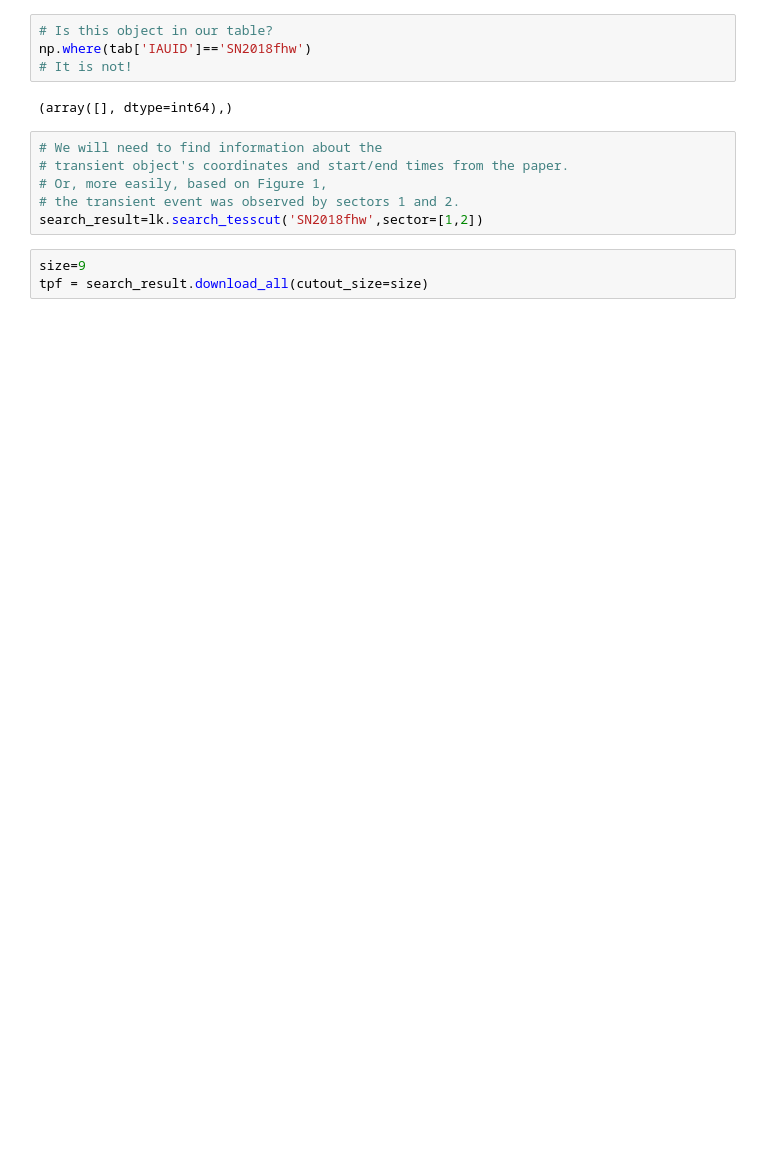
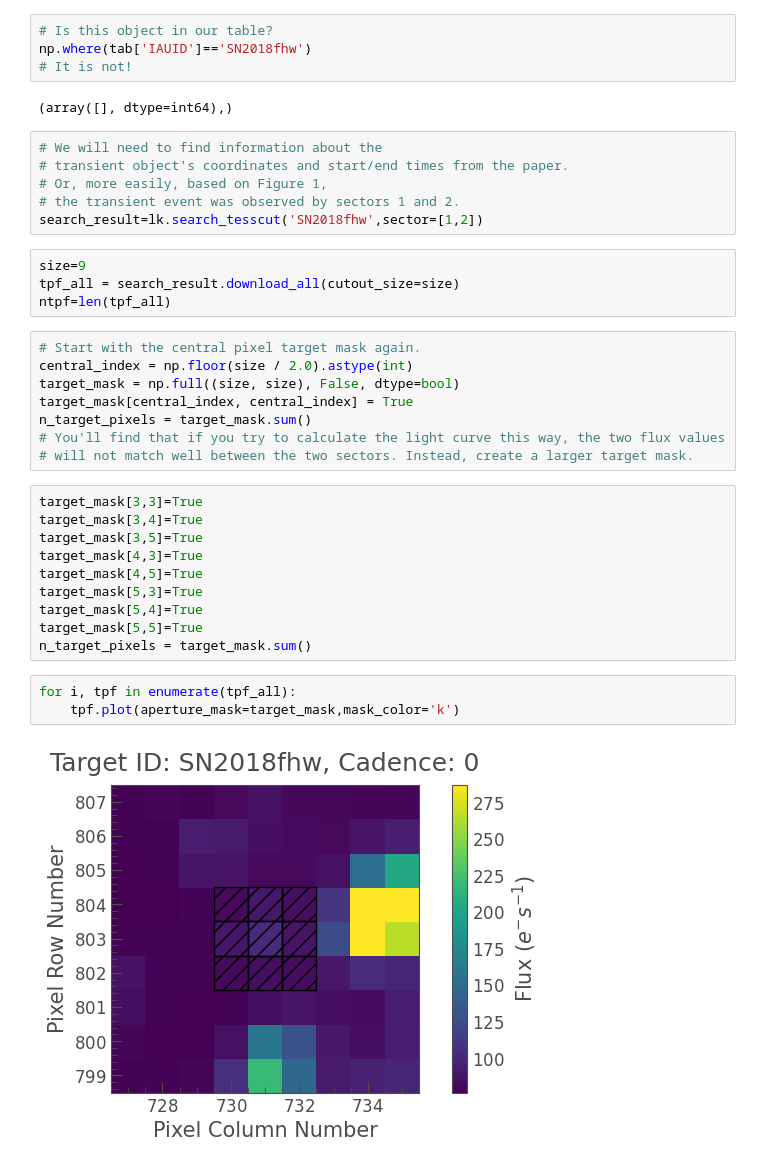
Before and after one commit to spacetelescope/project-tikebook, a Jupyter notebook: transients_nearby_galaxies/transients_nearby_galaxies_solutions.ipynb, the cells around one changed output. Saved outputs shown, nothing was run; the diff lists cells and outputs as text; blank space fills up the shorter version.

```diff
--- a/transients_nearby_galaxies/transients_nearby_galaxies_solutions.ipynb
+++ b/transients_nearby_galaxies/transients_nearby_galaxies_solutions.ipynb
@@ -167,4 +167,28 @@ np.where(tab['IAUID']=='SN2018fhw')
 search_result=lk.search_tesscut('SN2018fhw',sector=[1,2])
 # %%
 size=9
-tpf = search_result.download_all(cutout_size=size)
+tpf_all = search_result.download_all(cutout_size=size)
+ntpf=len(tpf_all)
+# %%
+# Start with the central pixel target mask again.
+central_index = np.floor(size / 2.0).astype(int)
+target_mask = np.full((size, size), False, dtype=bool)
+target_mask[central_index, central_index] = True
+n_target_pixels = target_mask.sum()
+# You'll find that if you try to calculate the light curve this way, the two flux values
+# will not match well between the two sectors. Instead, create a larger target mask.
+# %%
+target_mask[3,3]=True
+target_mask[3,4]=True
+target_mask[3,5]=True
+target_mask[4,3]=True
+target_mask[4,5]=True
+target_mask[5,3]=True
+target_mask[5,4]=True
+target_mask[5,5]=True
+n_target_pixels = target_mask.sum()
+# %%
+for i, tpf in enumerate(tpf_all):
+    tpf.plot(aperture_mask=target_mask,mask_color='k')
+# %% [output]
+[figure, added]
```
Also changed, not shown: parts of 7 cells of this notebook, 1 other file.
